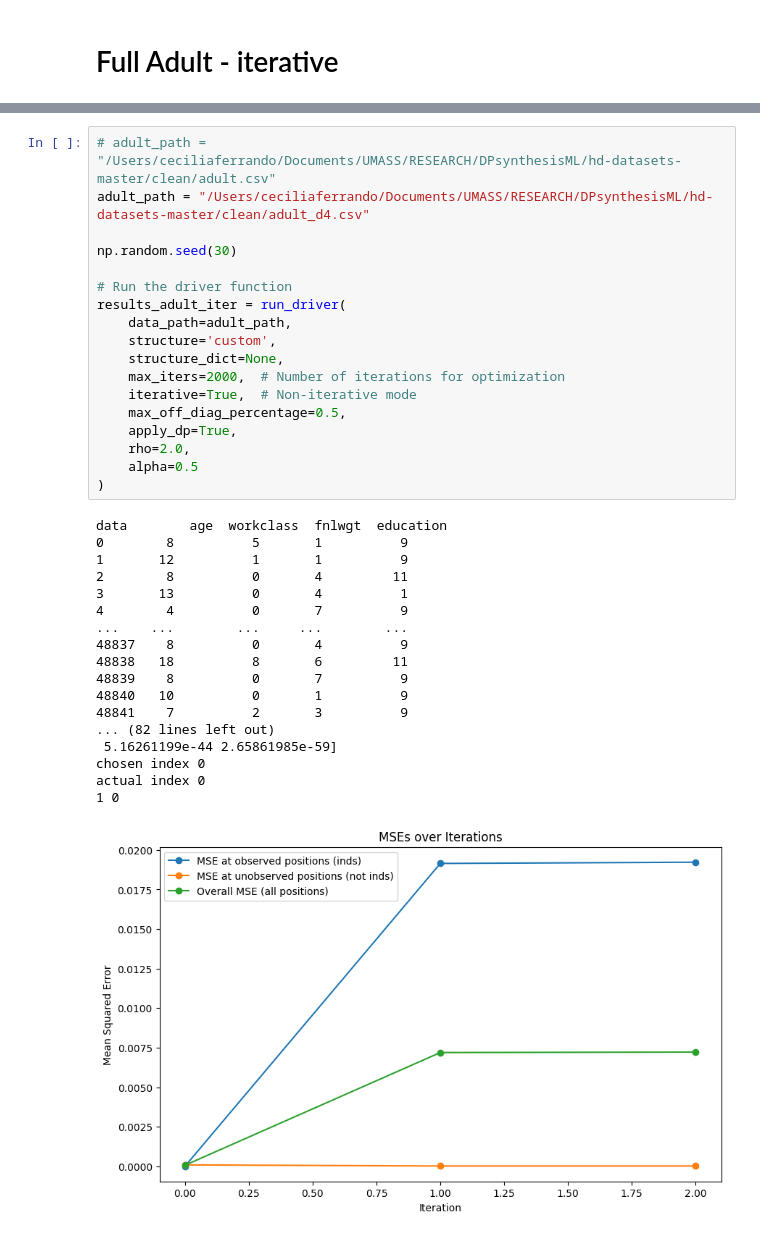
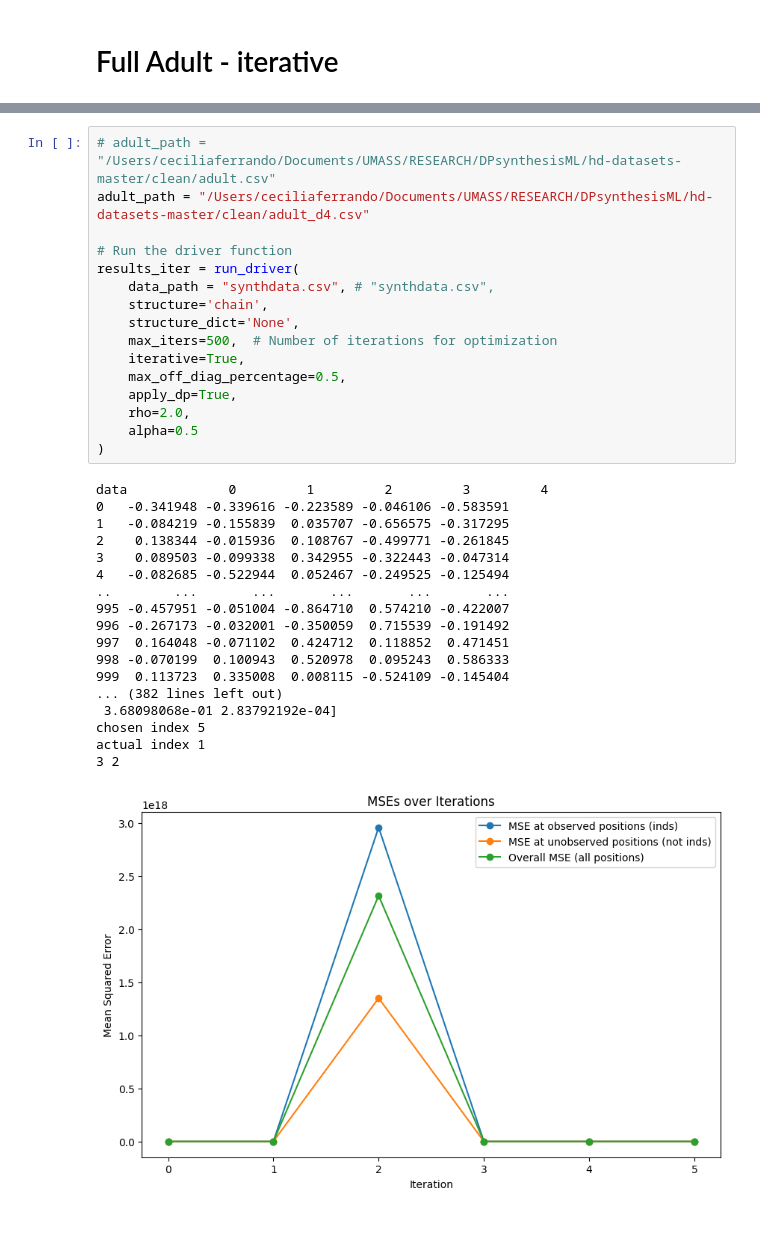
Before and after one commit to ceciliaferrando/private-ggm, a Jupyter notebook: PrivateGGM-notebook.ipynb, the cells around one changed output, grey strips where cells are left out. Cells and saved outputs as stored; diff of their text form.

```diff
--- a/PrivateGGM-notebook.ipynb
+++ b/PrivateGGM-notebook.ipynb
@@ -596,39 +738,37 @@ def run_non_iterative_mode(n, Sigma_true, Sigma_tilde, max_iters, apply_dp, rho,
 # %%
 # adult_path = "/Users/ceciliaferrando/Documents/UMASS/RESEARCH/DPsynthesisML/hd-datasets-master/clean/adult.csv"
 adult_path = "/Users/ceciliaferrando/Documents/UMASS/RESEARCH/DPsynthesisML/hd-datasets-master/clean/adult_d4.csv"
 
-np.random.seed(30)
-
 # Run the driver function
-results_adult_iter = run_driver(
-    data_path=adult_path,
-    structure='custom',
-    structure_dict=None,
-    max_iters=2000,  # Number of iterations for optimization
-    iterative=True,  # Non-iterative mode
+results_iter = run_driver(
+    data_path = "synthdata.csv", # "synthdata.csv",
+    structure='chain',
+    structure_dict='None',
+    max_iters=500,  # Number of iterations for optimization
+    iterative=True,
     max_off_diag_percentage=0.5,
     apply_dp=True,
     rho=2.0,
     alpha=0.5
 )
 # %% [output]
-data        age  workclass  fnlwgt  education
-0        8          5       1          9
-1       12          1       1          9
-2        8          0       4         11
-3       13          0       4          1
-4        4          0       7          9
-...    ...        ...     ...        ...
-48837    8          0       4          9
-48838   18          8       6         11
-48839    8          0       7          9
-48840   10          0       1          9
-48841    7          2       3          9
-... (82 lines left out)
- 5.16261199e-44 2.65861985e-59]
-chosen index 0
-actual index 0
-1 0
+data             0         1         2         3         4
+0   -0.341948 -0.339616 -0.223589 -0.046106 -0.583591
+1   -0.084219 -0.155839  0.035707 -0.656575 -0.317295
+2    0.138344 -0.015936  0.108767 -0.499771 -0.261845
+3    0.089503 -0.099338  0.342955 -0.322443 -0.047314
+4   -0.082685 -0.522944  0.052467 -0.249525 -0.125494
+..        ...       ...       ...       ...       ...
+995 -0.457951 -0.051004 -0.864710  0.574210 -0.422007
+996 -0.267173 -0.032001 -0.350059  0.715539 -0.191492
+997  0.164048 -0.071102  0.424712  0.118852  0.471451
+998 -0.070199  0.100943  0.520978  0.095243  0.586333
+999  0.113723  0.335008  0.008115 -0.524109 -0.145404
+... (382 lines left out)
+ 3.68098068e-01 2.83792192e-04]
+chosen index 5
+actual index 1
+3 2
-[figure, old version]
+[figure, new version]
 # %%
 results_adult_iter
```
Also changed, not shown: parts of 8 cells of this notebook.
